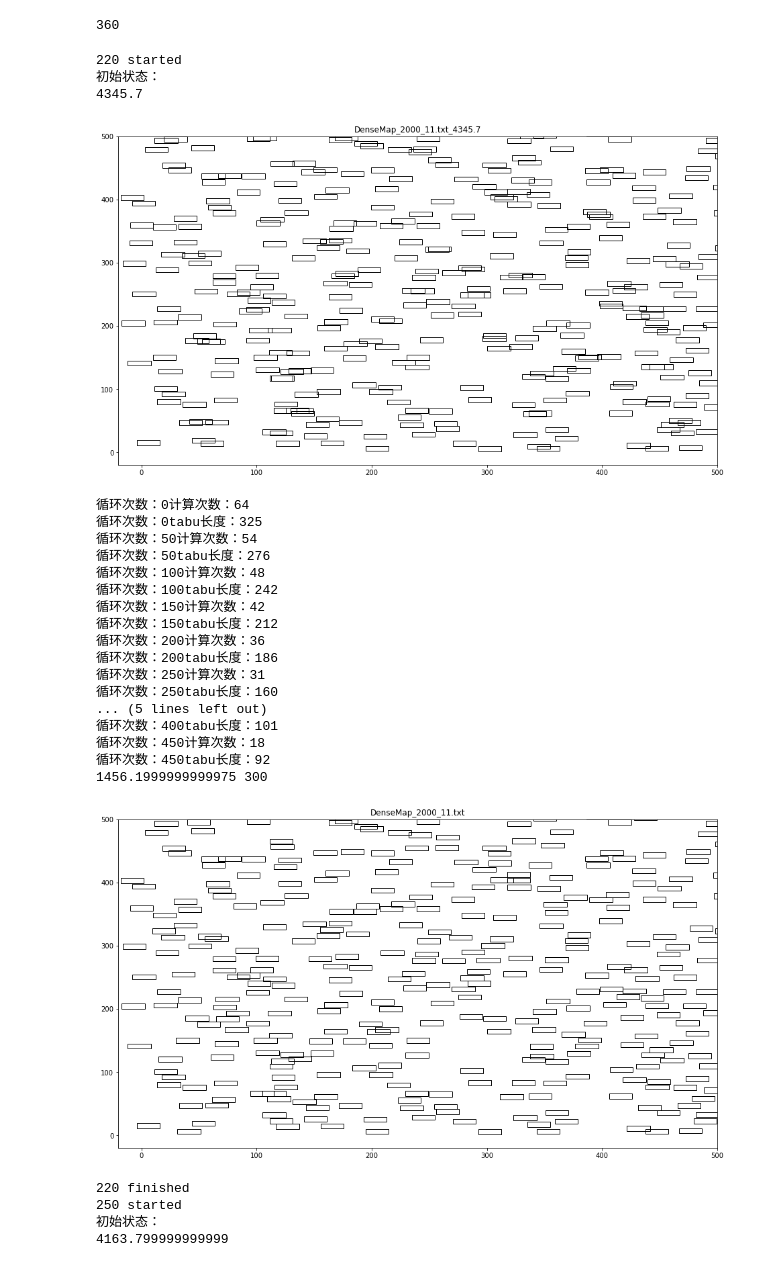
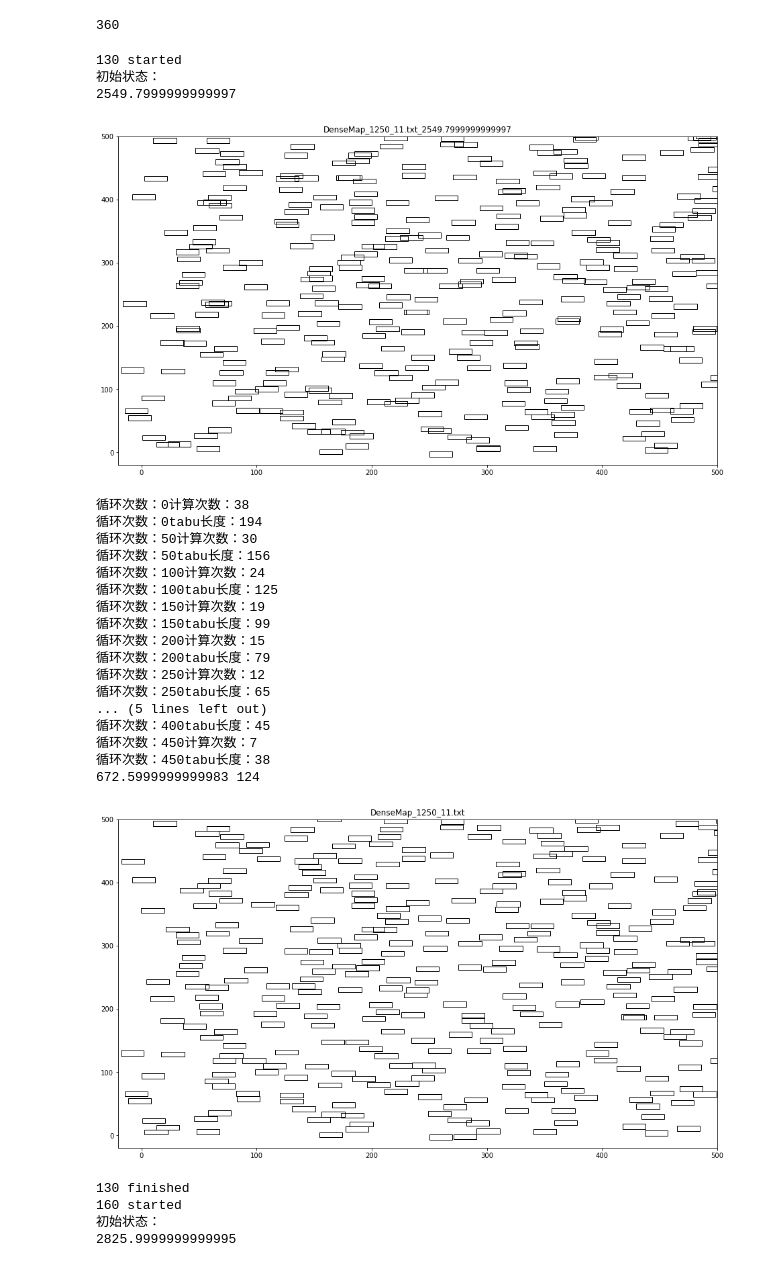
Before and after one commit to Eddiewdy/Eddiewdy-Graduation_Project, a Jupyter notebook: code_implementation/tabu2.0.ipynb, the cells around one changed output. Saved outputs shown, nothing was run; the diff lists cells and outputs as text; code cells hidden in the pictures.

```diff
--- a/code_implementation/tabu2.0.ipynb
+++ b/code_implementation/tabu2.0.ipynb
@@ -24,7 +25,7 @@ point=[]
 layout=[]
 # filename = "./readytorun.txt"
 sourcefolder = "./DenseMap/DenseMapReadyToRun/"
-savefolder = "./resultTabu2.0/"
+savefolder = "./resultTabu3.0/"
 # %%
 def prepare_data(selectlist, filename):
     point.clear()
@@ -183,12 +184,13 @@ def plot(layout,name):
 # plot()
 # plt.savefig('scatter.eps',dpi=600,format='eps')
 
-def save(layout, cost_result, path):
+def save(layout, cost_result, time, path):
         #gapx, gapy = 20, 8
 # W1, W2 = 3, 1
 # minX, maxX = -20, 500
 # minY, maxY = -20, 500
         f = open(path, "w")
+        f.write("Process Time: {}\n".format(time))
         f.write("cost_init,cost_final,confilct_init,conflict_final\n")
         for i in range(len(cost_result)):
                 if i == len(cost_result)-1:
@@ -341,55 +343,59 @@ def tabusearch(iteration_times,cacu_time,tabu_length,origin_times,costf,printf,c
 # %%
 filelist = []
 for root, dirs, files in os.walk(sourcefolder):
-    filelist = files
+    filelist = sorted(files)
 print(len(filelist))
 # %% [output]
 360
 # %%
-li = [220,250,280,310,340]
+li = [130,160,190,340]
+# li = range(0,100,10)
 for i in li:
     filename = os.path.join(sourcefolder, filelist[i])
     selectlist = range(1,10000)
     prepare_data(selectlist, filename)
     print("{} started".format(i))
     # a: layout d:cost
+    tic = time.time()
     a,b,c,cost_init,confilct_init = tabusearch(iteration_times=500,cacu_time=10,tabu_length=10,origin_times=1,costf=costroad,printf=print,costflite=costrod_lite,namefortest=filelist[i])
+    toc = time.time()
+    processTime = toc-tic
     cost_final = costroad(a)
     confilct_final = costconfilct(a)
     cost_result = []
     cost_result.append(cost_init)
     cost_result.append(cost_final)
     cost_result.append(confilct_init)
     cost_result.append(confilct_final)
     print(cost_final, confilct_final)
     plot(layout=a,name=filelist[i])
     savefilename = os.path.join(savefolder, filelist[i])
-    save(a, cost_result, savefilename)
+    save(a, cost_result, processTime, savefilename)
     print("{} finished".format(i))
 # %% [output]
-220 started
+130 started
 初始状态：
-4345.7
+2549.7999999999997
-[figure, old version]
+[figure, new version]
-循环次数：0计算次数：64
-循环次数：0tabu长度：325
-循环次数：50计算次数：54
-循环次数：50tabu长度：276
-循环次数：100计算次数：48
-循环次数：100tabu长度：242
-循环次数：150计算次数：42
-循环次数：150tabu长度：212
-循环次数：200计算次数：36
-循环次数：200tabu长度：186
-循环次数：250计算次数：31
-循环次数：250tabu长度：160
+循环次数：0计算次数：38
+循环次数：0tabu长度：194
+循环次数：50计算次数：30
+循环次数：50tabu长度：156
+循环次数：100计算次数：24
+循环次数：100tabu长度：125
+循环次数：150计算次数：19
+循环次数：150tabu长度：99
+循环次数：200计算次数：15
+循环次数：200tabu长度：79
+循环次数：250计算次数：12
+循环次数：250tabu长度：65
 ... (5 lines left out)
-循环次数：400tabu长度：101
-循环次数：450计算次数：18
-循环次数：450tabu长度：92
-1456.1999999999975 300
+循环次数：400tabu长度：45
+循环次数：450计算次数：7
+循环次数：450tabu长度：38
+672.5999999999983 124
-[figure, old version]
+[figure, new version]
-220 finished
-250 started
+130 finished
+160 started
 初始状态：
-4163.799999999999
+2825.9999999999995
```
Also changed, not shown: parts of 3 cells of this notebook, 48 other files.
